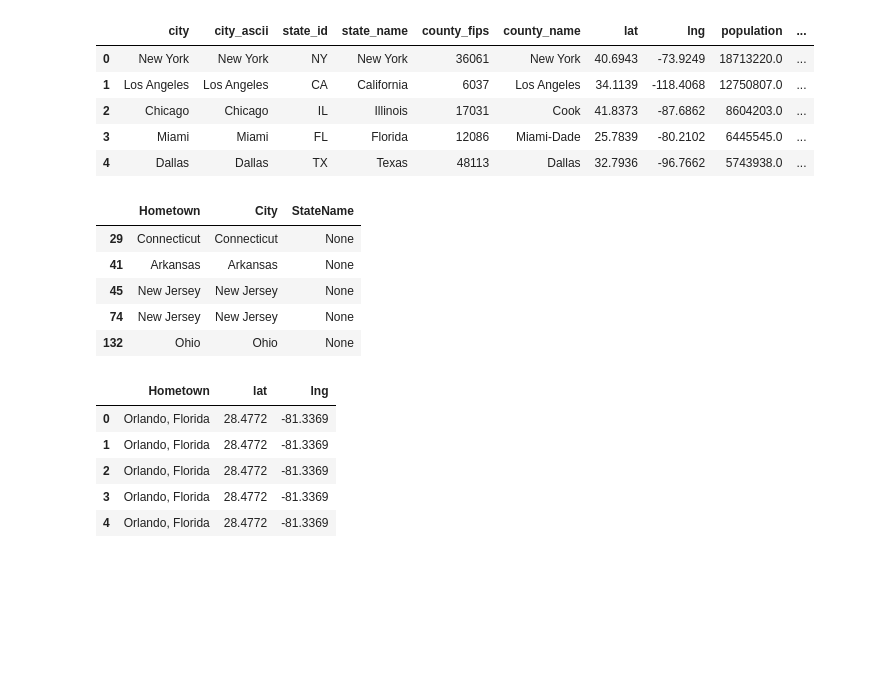
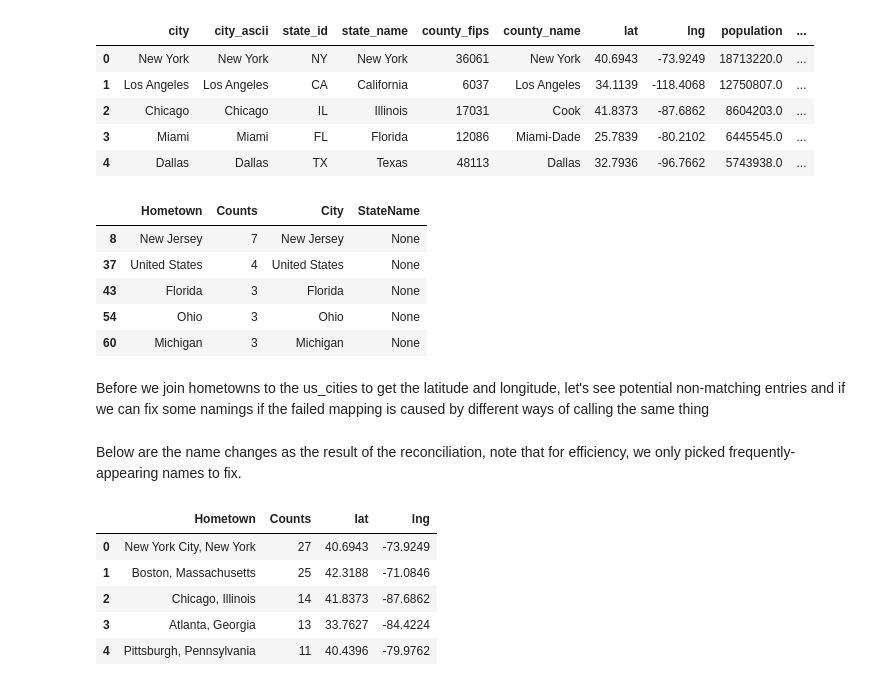
Before and after one commit to tonyychen/Projects, a Jupyter notebook: TripAdvisor/Notebooks/1. Arcadia Reviews Exploratory Analysis.ipynb, the cells around one changed output. Cells and saved outputs as stored; diff of their text form; code cells hidden in the pictures; blank space fills up the shorter version.

```diff
--- a/TripAdvisor/Notebooks/1. Arcadia Reviews Exploratory Analysis.ipynb
+++ b/TripAdvisor/Notebooks/1. Arcadia Reviews Exploratory Analysis.ipynb
@@ -175,21 +182,22 @@ us_cities.head()
 | 3 | Miami | Miami | FL | Florida | 12086 | Miami-Dade | 25.7839 | -80.2102 | 6445545.0 | ... |
 | 4 | Dallas | Dallas | TX | Texas | 48113 | Dallas | 32.7936 | -96.7662 | 5743938.0 | ... |
 # %%
-cities_coor = reviews.loc[:, ['Hometown']]
-cities_coor.dropna(inplace = True)
+cities_coor = reviews.loc[:, 'Hometown'].value_counts() #get group counts based on Hometown
+cities_coor = cities_coor.reset_index()
+cities_coor.columns = ['Hometown', 'Counts']
 cities_coor['City'] = cities_coor['Hometown'].map(lambda x: x.split(',')[0])
 cities_coor['StateName'] = cities_coor['Hometown'].map(lambda x: x.split(',')[1].strip() if len(x.split(',')) > 1 else None)
 # %%
-#We have some incomplete entries here, but what we would do is that we would later let the inner join filter out these
-#incomplete entries as well as entries of countries other than the US
+#We have some incomplete/invalid entries here, but what we would do is that we would later let the inner join filter out these
+#entries as well as entries of countries other than the US
 cities_coor[cities_coor['StateName'].isna()].head()
 # %% [output]
-|  | Hometown | City | StateName |
-| 29 | Connecticut | Connecticut | None |
-| 41 | Arkansas | Arkansas | None |
-| 45 | New Jersey | New Jersey | None |
-| 74 | New Jersey | New Jersey | None |
-| 132 | Ohio | Ohio | None |
+|  | Hometown | Counts | City | StateName |
+| 8 | New Jersey | 7 | New Jersey | None |
+| 37 | United States | 4 | United States | None |
+| 43 | Florida | 3 | Florida | None |
+| 54 | Ohio | 3 | Ohio | None |
+| 60 | Michigan | 3 | Michigan | None |
 # %%
 #additional processing to make the same format for join
 def same_format(input_str):
@@ -202,3 +210,5 @@ cities_coor['City'] = cities_coor['City'].map(same_format)
 cities_coor['StateName'] = cities_coor['StateName'].map(same_format)
 us_cities['city'] = us_cities['city'].map(same_format)
 us_cities['state_name'] = us_cities['state_name'].map(same_format)
+# %% [markdown]
+Before we join hometowns to the us_cities to get the latitude and longitude, let's see potential non-matching entries and if we can fix some namings if the failed mapping is caused by different ways of calling the same thing
@@ -205,13 +220,19 @@ us_cities['state_name'] = us_cities['state_name'].map(same_format)
+# %% [markdown]
+Below are the name changes as the result of the reconciliation, note that for efficiency, we only picked frequently-appearing names to fix.
+# %%
+city_map = {'new york city': 'new york', 'washington dc': 'washington', 'saint louis': 'st. louis',
+           'hilton head': 'hilton head island', 'winston salem': 'winston-salem'}
+cities_coor['City'] = cities_coor['City'].map(lambda x: city_map[x] if x in city_map.keys() else x)
 # %%
 #Join to get the coordinates
 cities_coor = pd.merge(cities_coor, us_cities, how = 'inner', left_on = ['City', 'StateName'], right_on = ['city', 'state_name'])
 # %%
-cities_coor = cities_coor[['Hometown', 'lat', 'lng']]
+cities_coor = cities_coor[['Hometown', 'Counts', 'lat', 'lng']]
 cities_coor.head()
 # %% [output]
-|  | Hometown | lat | lng |
-| 0 | Orlando, Florida | 28.4772 | -81.3369 |
-| 1 | Orlando, Florida | 28.4772 | -81.3369 |
-| 2 | Orlando, Florida | 28.4772 | -81.3369 |
-| 3 | Orlando, Florida | 28.4772 | -81.3369 |
-| 4 | Orlando, Florida | 28.4772 | -81.3369 |
+|  | Hometown | Counts | lat | lng |
+| 0 | New York City, New York | 27 | 40.6943 | -73.9249 |
+| 1 | Boston, Massachusetts | 25 | 42.3188 | -71.0846 |
+| 2 | Chicago, Illinois | 14 | 41.8373 | -87.6862 |
+| 3 | Atlanta, Georgia | 13 | 33.7627 | -84.4224 |
+| 4 | Pittsburgh, Pennsylvania | 11 | 40.4396 | -79.9762 |
```
Also changed, not shown: parts of 3 cells of this notebook.
